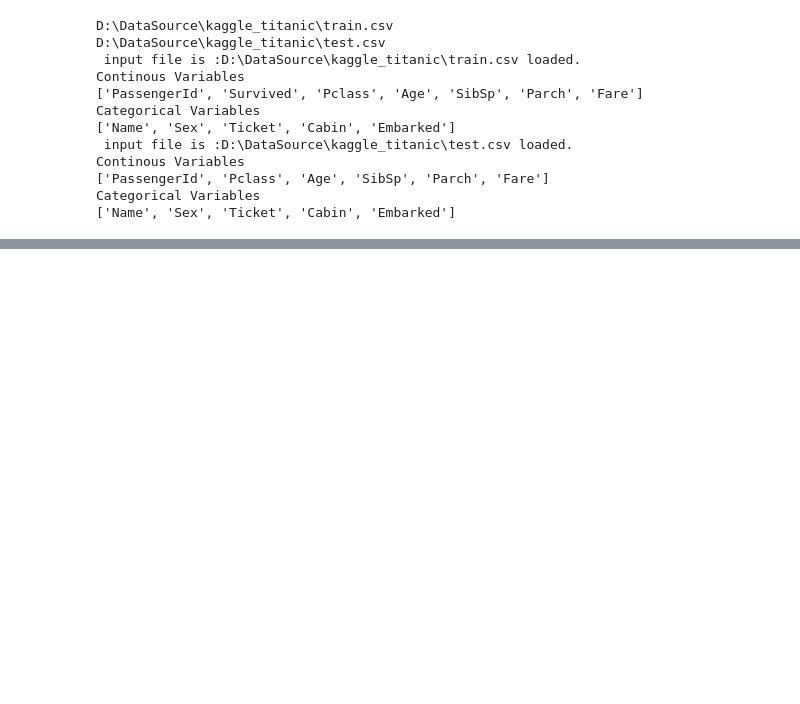
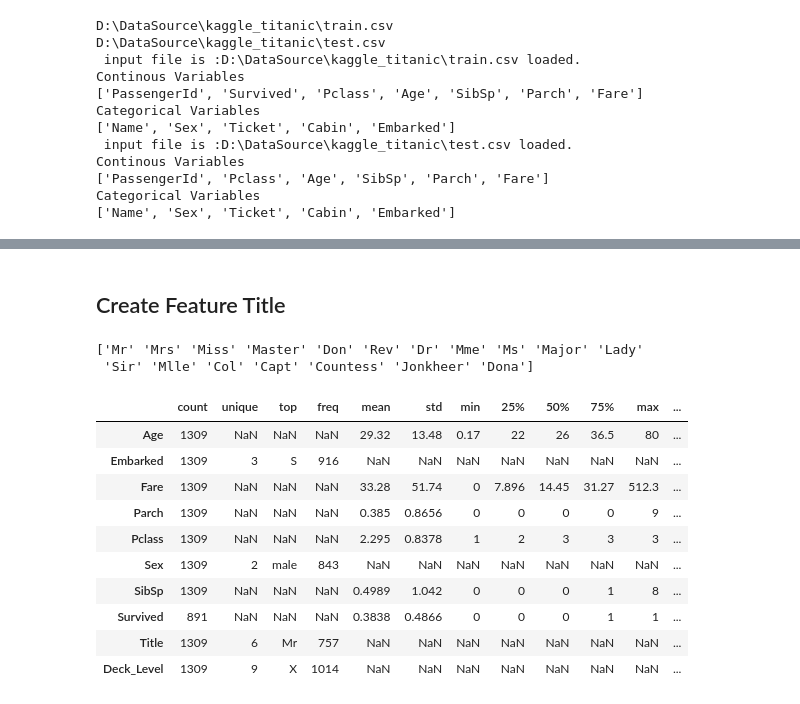
Before and after one commit to krishnamohan-seelam/MachineLearning, a Jupyter notebook: DataScience_Projects/KaggleTitanic/notebooks/KaggleTitanic_CatBoost_Version001.ipynb, the cells around one changed output, grey strips where cells are left out. Cells and saved outputs as stored; diff of their text form; code cells hidden in the pictures; blank space fills up the shorter version.

```diff
--- a/DataScience_Projects/KaggleTitanic/notebooks/KaggleTitanic_CatBoost_Version001.ipynb
+++ b/DataScience_Projects/KaggleTitanic/notebooks/KaggleTitanic_CatBoost_Version001.ipynb
@@ -64,0 +77,13 @@ full_dataset =pd.concat(objs=[train_dataset, test_dataset], axis=0).reset_index(
+# %% [markdown]
+## Create Feature Title
+# %%
+full_dataset['Title'] = full_dataset['Name'].str.extract(' ([A-Za-z]+)\.',expand =False)
+print(full_dataset['Title'].unique())
+full_dataset['Title'] = full_dataset['Title'].replace(['Lady', 'Countess', 'Sir', 'Jonkheer', 'Dona','Don'], 'Other')
+full_dataset['Title'] = full_dataset['Title'].replace(['Capt', 'Col', 'Dr', 'Major', 'Rev'],'Officer')
+full_dataset['Title'] = full_dataset['Title'].replace('Mlle', 'Miss')
+full_dataset['Title'] = full_dataset['Title'].replace('Ms', 'Miss')
+full_dataset['Title'] = full_dataset['Title'].replace('Mme', 'Mrs')
+# %% [output]
+['Mr' 'Mrs' 'Miss' 'Master' 'Don' 'Rev' 'Dr' 'Mme' 'Ms' 'Major' 'Lady'
+ 'Sir' 'Mlle' 'Col' 'Capt' 'Countess' 'Jonkheer' 'Dona']
@@ -64,0 +118,14 @@ full_dataset =pd.concat(objs=[train_dataset, test_dataset], axis=0).reset_index(
+# %%
+get_df_description(full_dataset)
+# %% [output]
+|  | count | unique | top | freq | mean | std | min | 25% | 50% | 75% | max | ... |
+| Age | 1309 | NaN | NaN | NaN | 29.32 | 13.48 | 0.17 | 22 | 26 | 36.5 | 80 | ... |
+| Embarked | 1309 | 3 | S | 916 | NaN | NaN | NaN | NaN | NaN | NaN | NaN | ... |
+| Fare | 1309 | NaN | NaN | NaN | 33.28 | 51.74 | 0 | 7.896 | 14.45 | 31.27 | 512.3 | ... |
+| Parch | 1309 | NaN | NaN | NaN | 0.385 | 0.8656 | 0 | 0 | 0 | 0 | 9 | ... |
+| Pclass | 1309 | NaN | NaN | NaN | 2.295 | 0.8378 | 1 | 2 | 3 | 3 | 3 | ... |
+| Sex | 1309 | 2 | male | 843 | NaN | NaN | NaN | NaN | NaN | NaN | NaN | ... |
+| SibSp | 1309 | NaN | NaN | NaN | 0.4989 | 1.042 | 0 | 0 | 0 | 1 | 8 | ... |
+| Survived | 891 | NaN | NaN | NaN | 0.3838 | 0.4866 | 0 | 0 | 0 | 1 | 1 | ... |
+| Title | 1309 | 6 | Mr | 757 | NaN | NaN | NaN | NaN | NaN | NaN | NaN | ... |
+| Deck_Level | 1309 | 9 | X | 1014 | NaN | NaN | NaN | NaN | NaN | NaN | NaN | ... |
```
Also changed, not shown: parts of 22 cells of this notebook, 1 other file.
